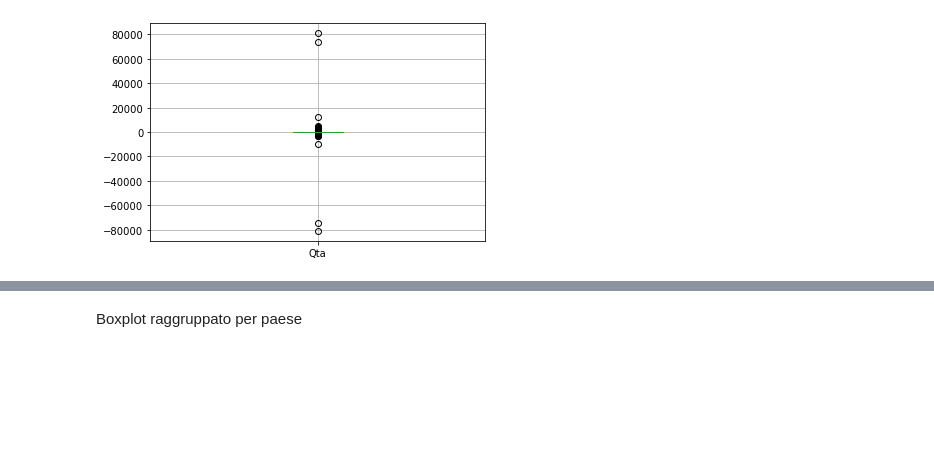
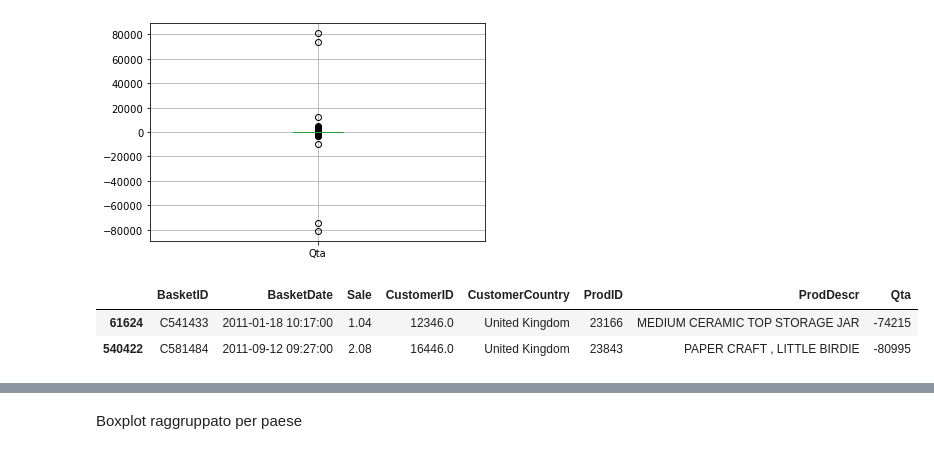
Before and after one commit to matteo-Donofrio-unipi/DM-Project, a Jupyter notebook: Dm-Progetto.ipynb, the cells around one changed output, grey strips where cells are left out. Saved outputs shown, nothing was run; the diff lists cells and outputs as text; code cells hidden in the pictures; blank space fills up the shorter version.

```diff
--- a/Dm-Progetto.ipynb
+++ b/Dm-Progetto.ipynb
@@ -141,3 +165,10 @@ Distribuzione delle quantità
 boxplot = df.boxplot(column=['Qta'])
 # %% [output]
 [figure]
+# %%
+#hanno tutto in comune tranno quantità opposta => errore, rimossi
+df[df["Qta"] < -70000]
+# %% [output]
+|  | BasketID | BasketDate | Sale | CustomerID | CustomerCountry | ProdID | ProdDescr | Qta |
+| 61624 | C541433 | 2011-01-18 10:17:00 | 1.04 | 12346.0 | United Kingdom | 23166 | MEDIUM CERAMIC TOP STORAGE JAR | -74215 |
+| 540422 | C581484 | 2011-09-12 09:27:00 | 2.08 | 16446.0 | United Kingdom | 23843 | PAPER CRAFT , LITTLE BIRDIE | -80995 |
```
Also changed, not shown: parts of 7 cells of this notebook.
